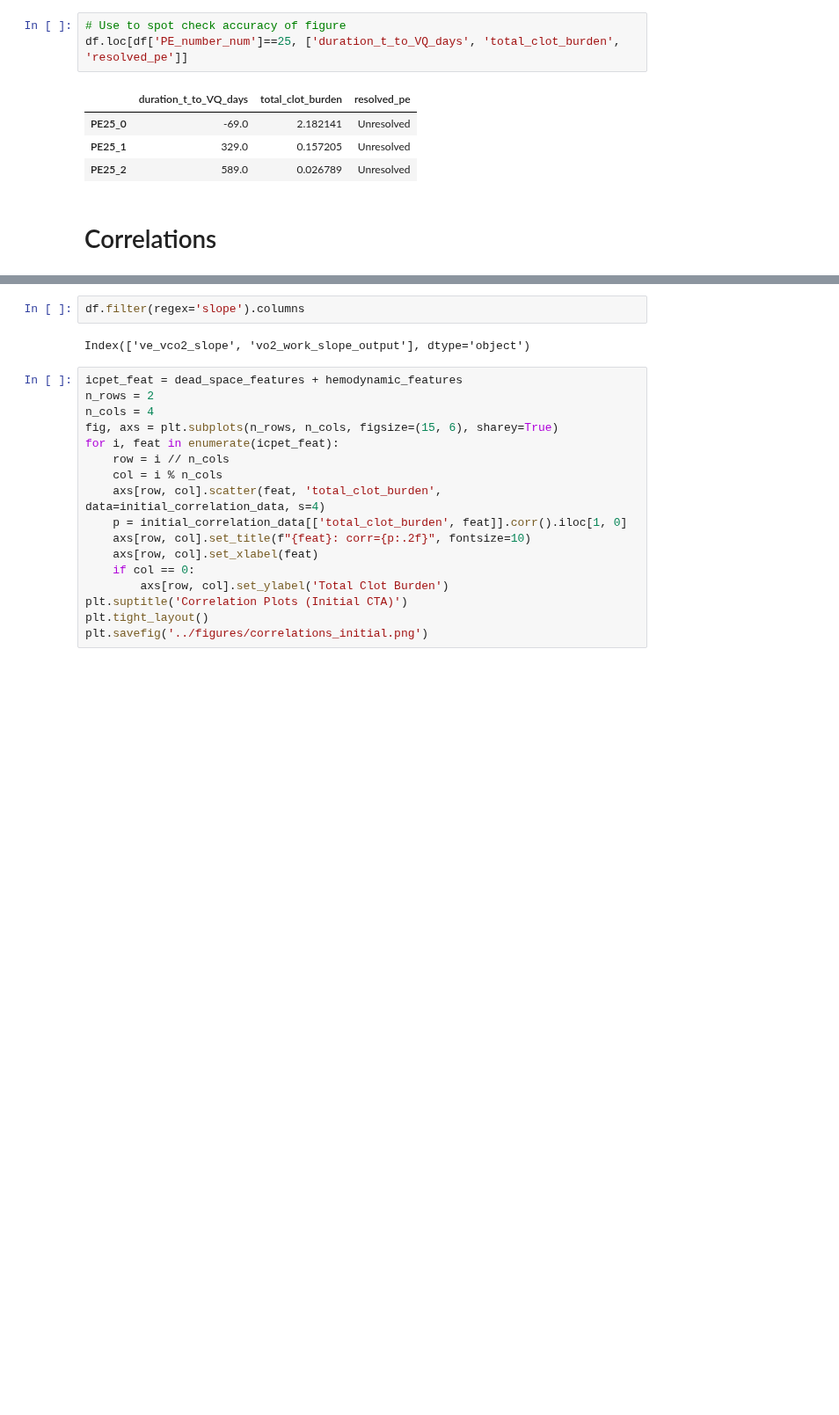
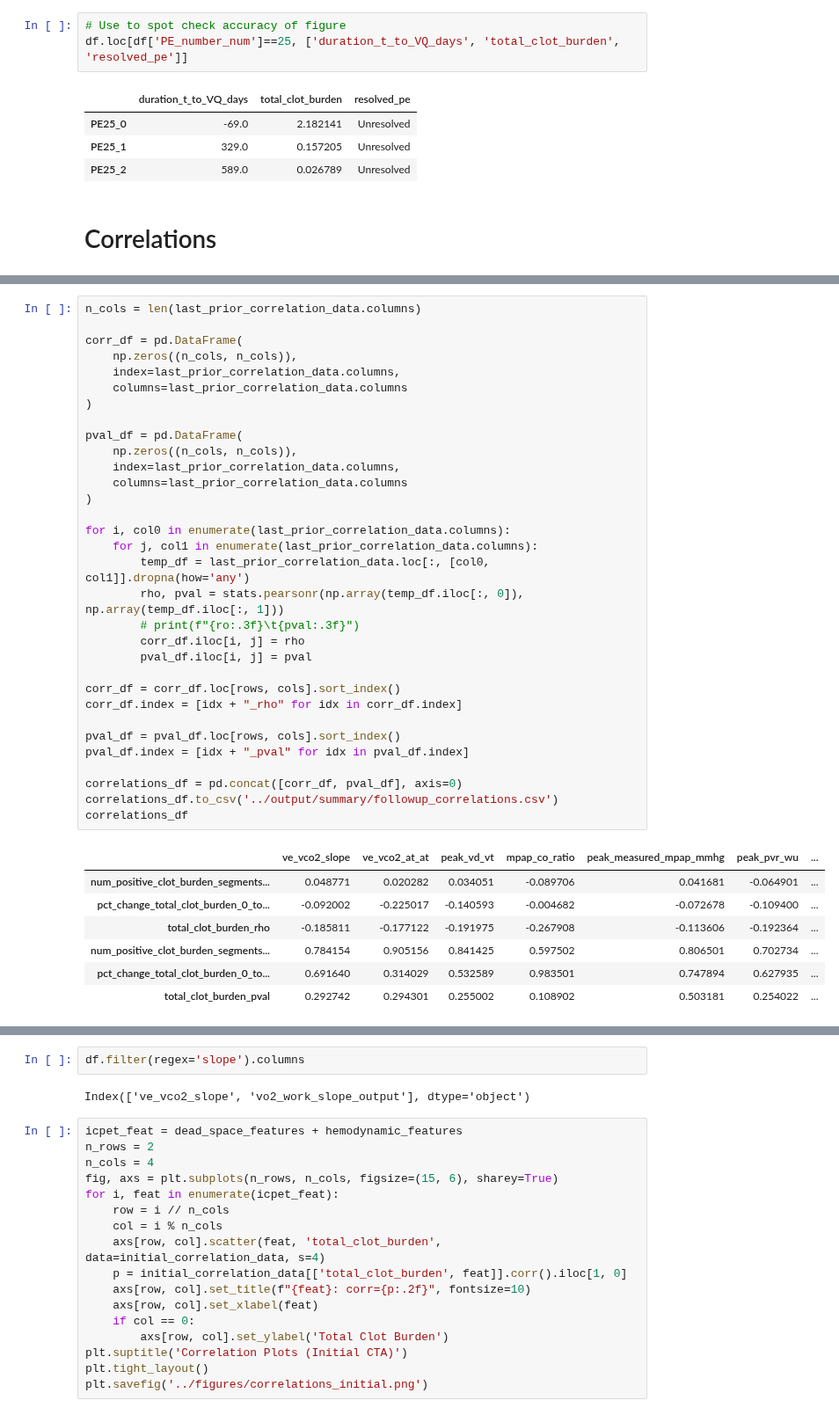
Before and after one commit to qaust/iCPET, a Jupyter notebook: src/summary_stats.ipynb, the cells around one changed output, grey strips where cells are left out. Shown at 88% size. Drawn from its saved outputs; the diff is of its cells as text; blank space fills up the shorter version.

```diff
--- a/src/summary_stats.ipynb
+++ b/src/summary_stats.ipynb
@@ -989,3 +1064,43 @@ last_prior_correlation_data.corr().loc[rows, cols].sort_index().to_csv('../outpu
+# %%
+n_cols = len(last_prior_correlation_data.columns)
+
+corr_df = pd.DataFrame(
+    np.zeros((n_cols, n_cols)),
+    index=last_prior_correlation_data.columns,
+    columns=last_prior_correlation_data.columns
+)
+
+pval_df = pd.DataFrame(
+    np.zeros((n_cols, n_cols)),
+    index=last_prior_correlation_data.columns,
+    columns=last_prior_correlation_data.columns
+)
+
+for i, col0 in enumerate(last_prior_correlation_data.columns):
+    for j, col1 in enumerate(last_prior_correlation_data.columns):
+        temp_df = last_prior_correlation_data.loc[:, [col0, col1]].dropna(how='any')
+        rho, pval = stats.pearsonr(np.array(temp_df.iloc[:, 0]), np.array(temp_df.iloc[:, 1]))
+        # print(f"{ro:.3f}\t{pval:.3f}")
+        corr_df.iloc[i, j] = rho
+        pval_df.iloc[i, j] = pval
+
+corr_df = corr_df.loc[rows, cols].sort_index()
+corr_df.index = [idx + "_rho" for idx in corr_df.index]
+
+pval_df = pval_df.loc[rows, cols].sort_index()
+pval_df.index = [idx + "_pval" for idx in pval_df.index]
+
+correlations_df = pd.concat([corr_df, pval_df], axis=0)
+correlations_df.to_csv('../output/summary/followup_correlations.csv')
+correlations_df
+# %% [output]
+|  | ve_vco2_slope | ve_vco2_at_at | peak_vd_vt | mpap_co_ratio | peak_measured_mpap_mmhg | peak_pvr_wu | ... |
+| num_positive_clot_burden_segments... | 0.048771 | 0.020282 | 0.034051 | -0.089706 | 0.041681 | -0.064901 | ... |
+| pct_change_total_clot_burden_0_to... | -0.092002 | -0.225017 | -0.140593 | -0.004682 | -0.072678 | -0.109400 | ... |
+| total_clot_burden_rho | -0.185811 | -0.177122 | -0.191975 | -0.267908 | -0.113606 | -0.192364 | ... |
+| num_positive_clot_burden_segments... | 0.784154 | 0.905156 | 0.841425 | 0.597502 | 0.806501 | 0.702734 | ... |
+| pct_change_total_clot_burden_0_to... | 0.691640 | 0.314029 | 0.532589 | 0.983501 | 0.747894 | 0.627935 | ... |
+| total_clot_burden_pval | 0.292742 | 0.294301 | 0.255002 | 0.108902 | 0.503181 | 0.254022 | ... |
 # %%
 print(f"n={num_data_initial.shape[0]} for initial CTA")
 # %% [output]
```
Also changed, not shown: parts of 12 cells of this notebook.
